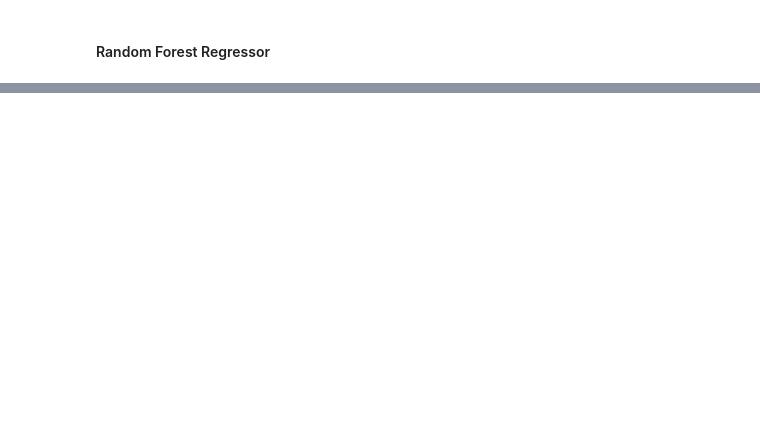
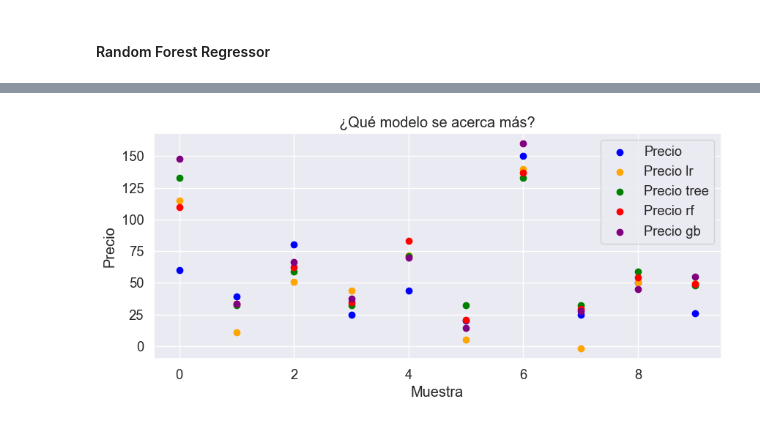
Before and after one commit to martallanos/Practica-Marta-Llanos-machine-learning, a Jupyter notebook: Modelos_machine_learning.ipynb, the cells around one changed output, grey strips where cells are left out. Drawn from its saved outputs; the diff is of its cells as text; code cells hidden in the pictures; blank space fills up the shorter version.

```diff
--- a/Modelos_machine_learning.ipynb
+++ b/Modelos_machine_learning.ipynb
@@ -322,0 +493,22 @@ Mean Squared Error: 2.412584962779156
+# %%
+grid_gb_model = GradientBoostingRegressor(random_state=42)
+
+param_grid_gb = {
+    'n_estimators': [100, 200, 300],  # Valores para probar el número de árboles en el bosque
+    'learning_rate': [0.1, 0.01, 0.001],  # Valores para probar la tasa de aprendizaje
+    'max_depth': [3, 5, 7],  # Valores para probar la profundidad máxima de los árboles
+    'min_samples_split': [2, 5, 8, 10]  # Valores para probar el número mínimo de muestras requeridas para dividir un nodo interno
+
+}
+
+# Grid search
+grid_search_gb = GridSearchCV(estimator=grid_gb_model, param_grid=param_grid_gb, cv=5, scoring='neg_mean_squared_error')
+grid_search_gb.fit(X_train, y_train)
+
+# Mejores parametros
+best_params_gb = grid_search_gb.best_params_
+best_model_gb = grid_search_gb.best_estimator_
+
+best_params_gb
+
+#La solucion ha sido: {'learning_rate': 0.1,  'max_depth': 5,  'min_samples_split': 10,  'n_estimators': 100}
@@ -322,0 +550,12 @@ Mean Squared Error: 2.412584962779156
+# %%
+data = {
+    'Precio': y_test,
+    'Precio lr': np.round(y_pred_lr,2),
+    'Precio tree': np.round(y_pred_tree,2),
+    'Precio rf': np.round(y_pred_rf,2),
+    'Precio gb': np.round(y_pred_gb,2)
+}
+
+df = pd.DataFrame(data, index=X_test.index)
+dfplot = df.head(10)
+dfplot
@@ -322,0 +574,13 @@ Mean Squared Error: 2.412584962779156
+# %%
+colores = ['blue', 'orange', 'green', 'red', 'purple']
+fig, ax = plt.subplots(figsize=(10, 4))
+for i, columna in enumerate(dfplot.columns):
+    valores = dfplot[columna].values
+    ax.scatter(range(len(valores)), valores, c=colores[i], label=columna)
+ax.legend()
+ax.set_xlabel('Muestra')
+ax.set_ylabel('Precio')
+plt.title('¿Qué modelo se acerca más?')
+plt.show()
+# %% [output]
+[figure, added]
```
Also changed, not shown: parts of 49 cells of this notebook.
